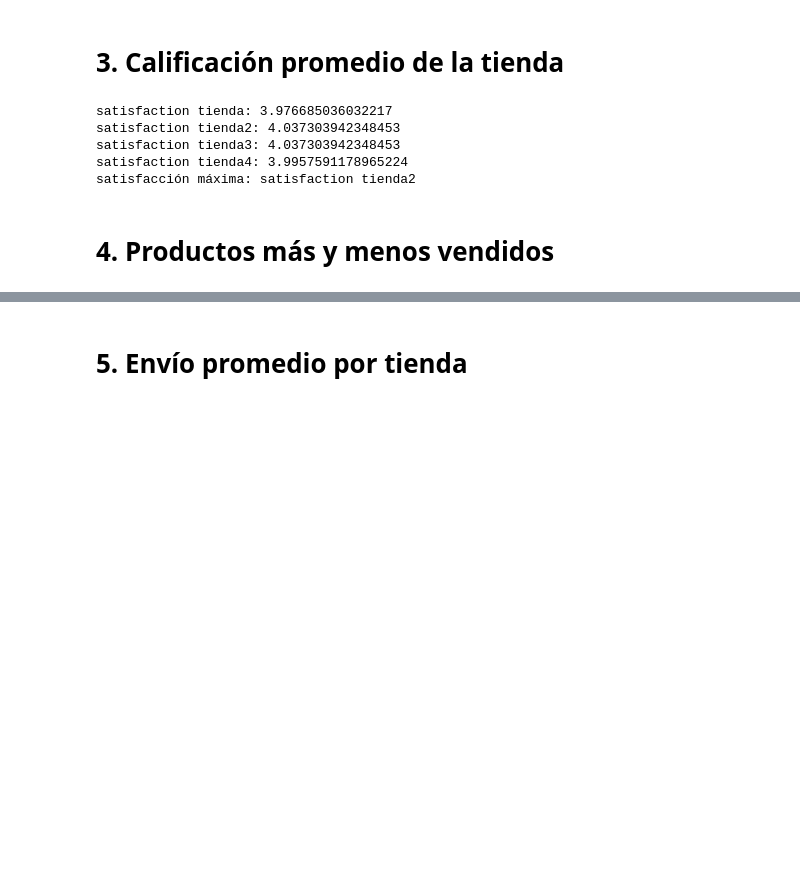
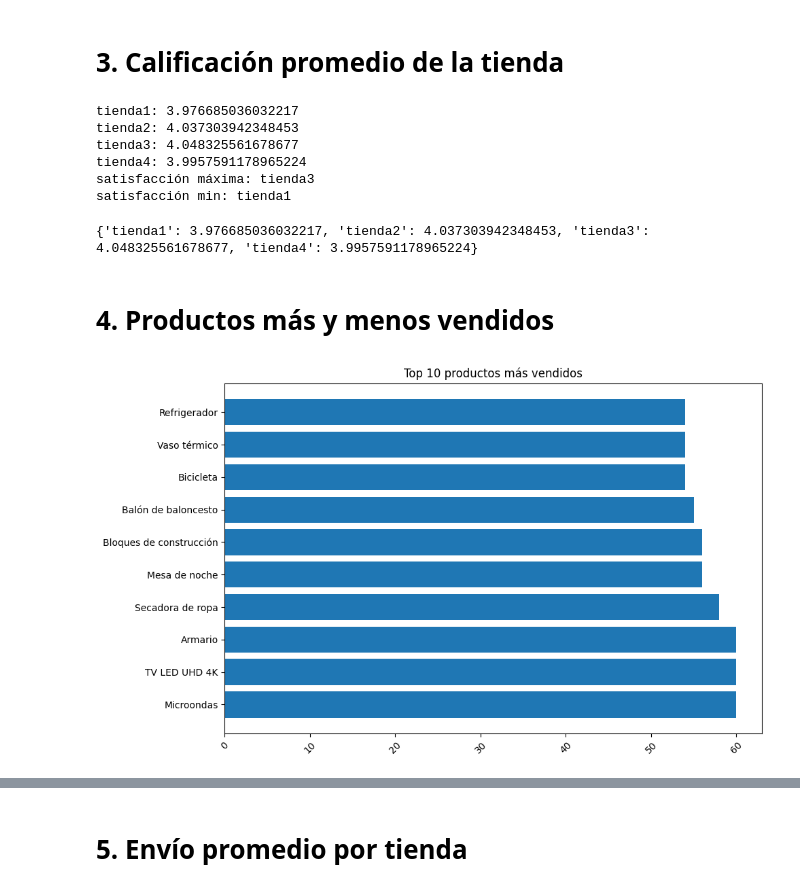
Before and after one commit to lauralara13021/data-science-latam, a Jupyter notebook: AluraStoreLatam.ipynb, the cells around one changed output, grey strips where cells are left out. Cells and saved outputs as stored; diff of their text form; code cells hidden in the pictures; blank space fills up the shorter version.

```diff
--- a/AluraStoreLatam.ipynb
+++ b/AluraStoreLatam.ipynb
@@ -124,19 +128,38 @@ satisfaction_tienda = float(tienda['Calificación'].mean())
 satisfaction_tienda2 = float(tienda2['Calificación'].mean())
 satisfaction_tienda3 = float(tienda3['Calificación'].mean())
 satisfaction_tienda4 = float(tienda4['Calificación'].mean())
-satisfactions = {"satisfaction tienda" : satisfaction_tienda,
-                 "satisfaction tienda2" : satisfaction_tienda2,
-                 "satisfaction tienda3" : satisfaction_tienda2,
-                 "satisfaction tienda4" : satisfaction_tienda4}
+satisfactions = {
+    "tienda1": satisfaction_tienda,
+    "tienda2": satisfaction_tienda2,
+    "tienda3": satisfaction_tienda3,
+    "tienda4": satisfaction_tienda4
+}
 for clave, valor in satisfactions.items():
   print(f"{clave}: {valor}")
 
 print(f"satisfacción máxima: {max(satisfactions, key=satisfactions.get)}")
+print(f"satisfacción min: {min(satisfactions, key=satisfactions.get)}")
 # %% [output]
-satisfaction tienda: 3.976685036032217
-satisfaction tienda2: 4.037303942348453
-satisfaction tienda3: 4.037303942348453
-satisfaction tienda4: 3.9957591178965224
-satisfacción máxima: satisfaction tienda2
+tienda1: 3.976685036032217
+tienda2: 4.037303942348453
+tienda3: 4.048325561678677
+tienda4: 3.9957591178965224
+satisfacción máxima: tienda3
+satisfacción min: tienda1
+# %%
+print(satisfactions)
+# %% [output]
+{'tienda1': 3.976685036032217, 'tienda2': 4.037303942348453, 'tienda3': 4.048325561678677, 'tienda4': 3.9957591178965224}
 # %% [markdown]
 # 4. Productos más y menos vendidos
+# %%
+productos_tienda = tienda['Producto'].value_counts().head(10)
+
+plt.figure(figsize=(10,6))
+plt.barh(productos_tienda.index, productos_tienda.values)
+plt.xticks(rotation=45)
+plt.title("Top 10 productos más vendidos")
+plt.tight_layout()
+plt.show()
+# %% [output]
+[figure, added]
```
Also changed, not shown: parts of 19 cells of this notebook.
